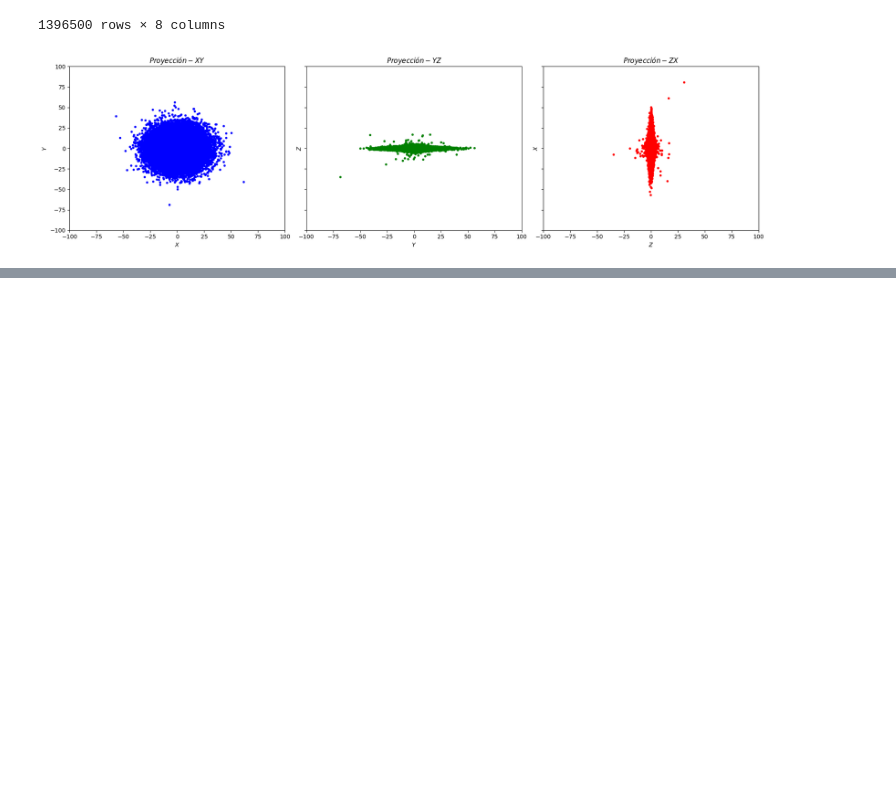
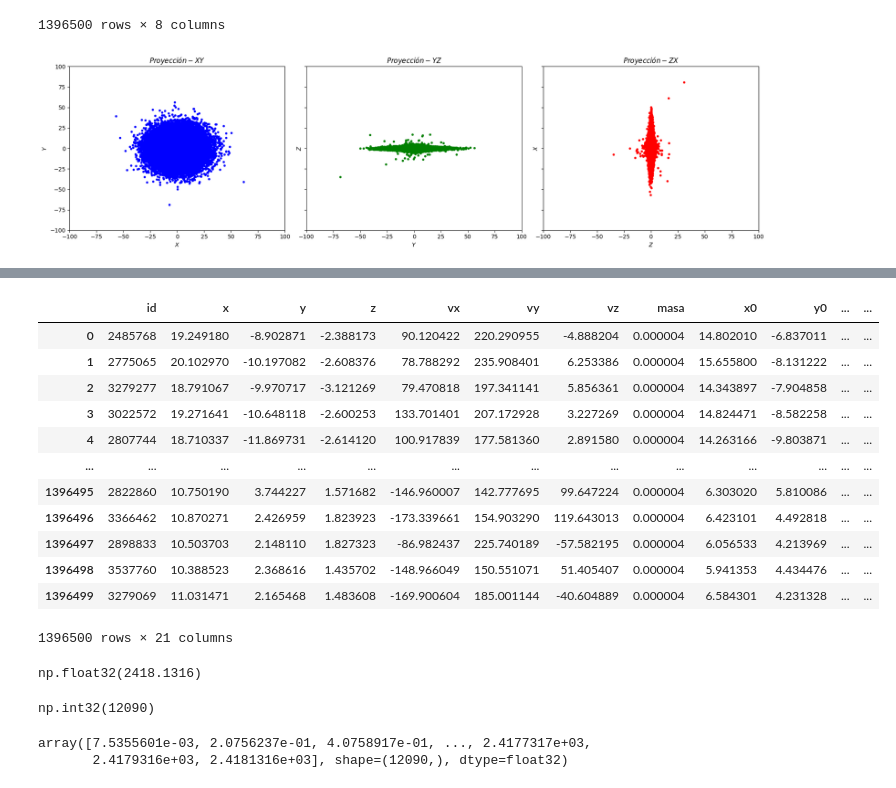
Before and after one commit to sperezp23/Analizador_de_Galaxias, a Jupyter notebook: Ensayos.ipynb, the cells around one changed output, grey strips where cells are left out. Drawn from its saved outputs; the diff is of its cells as text; code cells hidden in the pictures; blank space fills up the shorter version.

```diff
--- a/Ensayos.ipynb
+++ b/Ensayos.ipynb
@@ -232,0 +238,18 @@ graficar_proyecciones(disco_df, 'x_f', 'y_f', 'z_f', limites_x=(-100, 100), limi
+# %%
+disco_df['r_xy'] = np.sqrt( disco_df.x_f**2 + disco_df.y_f**2)
+# disco_df['r_xyz'] = np.sqrt(disco_df.r_xy**2 + disco_df.z_f**2)
+disco_df
+# %% [output]
+|  | id | x | y | z | vx | vy | vz | masa | x0 | y0 | ... | ... |
+| 0 | 2485768 | 19.249180 | -8.902871 | -2.388173 | 90.120422 | 220.290955 | -4.888204 | 0.000004 | 14.802010 | -6.837011 | ... | ... |
+| 1 | 2775065 | 20.102970 | -10.197082 | -2.608376 | 78.788292 | 235.908401 | 6.253386 | 0.000004 | 15.655800 | -8.131222 | ... | ... |
+| 2 | 3279277 | 18.791067 | -9.970717 | -3.121269 | 79.470818 | 197.341141 | 5.856361 | 0.000004 | 14.343897 | -7.904858 | ... | ... |
+| 3 | 3022572 | 19.271641 | -10.648118 | -2.600253 | 133.701401 | 207.172928 | 3.227269 | 0.000004 | 14.824471 | -8.582258 | ... | ... |
+| 4 | 2807744 | 18.710337 | -11.869731 | -2.614120 | 100.917839 | 177.581360 | 2.891580 | 0.000004 | 14.263166 | -9.803871 | ... | ... |
+| ... | ... | ... | ... | ... | ... | ... | ... | ... | ... | ... | ... | ... |
+| 1396495 | 2822860 | 10.750190 | 3.744227 | 1.571682 | -146.960007 | 142.777695 | 99.647224 | 0.000004 | 6.303020 | 5.810086 | ... | ... |
+| 1396496 | 3366462 | 10.870271 | 2.426959 | 1.823923 | -173.339661 | 154.903290 | 119.643013 | 0.000004 | 6.423101 | 4.492818 | ... | ... |
+| 1396497 | 2898833 | 10.503703 | 2.148110 | 1.827323 | -86.982437 | 225.740189 | -57.582195 | 0.000004 | 6.056533 | 4.213969 | ... | ... |
+| 1396498 | 3537760 | 10.388523 | 2.368616 | 1.435702 | -148.966049 | 150.551071 | 51.405407 | 0.000004 | 5.941353 | 4.434476 | ... | ... |
+| 1396499 | 3279069 | 11.031471 | 2.165468 | 1.483608 | -169.900604 | 185.001144 | -40.604889 | 0.000004 | 6.584301 | 4.231328 | ... | ... |
+1396500 rows × 21 columns
@@ -232,0 +258,13 @@ graficar_proyecciones(disco_df, 'x_f', 'y_f', 'z_f', limites_x=(-100, 100), limi
+# %%
+disco_df.r_xy.max()
+# %% [output]
+np.float32(2418.1316)
+# %%
+np.int32((disco_df.r_xy.max() - disco_df.r_xy.min()) / delta_r_xy)
+# %% [output]
+np.int32(12090)
+# %%
+np.linspace(disco_df.r_xy.min(), disco_df.r_xy.max(), np.int32((disco_df.r_xy.max() - disco_df.r_xy.min()) / delta_r_xy))
+# %% [output]
+array([7.5355601e-03, 2.0756237e-01, 4.0758917e-01, ..., 2.4177317e+03,
+       2.4179316e+03, 2.4181316e+03], shape=(12090,), dtype=float32)
```
Also changed, not shown: parts of 2 cells of this notebook, 1 other file.
